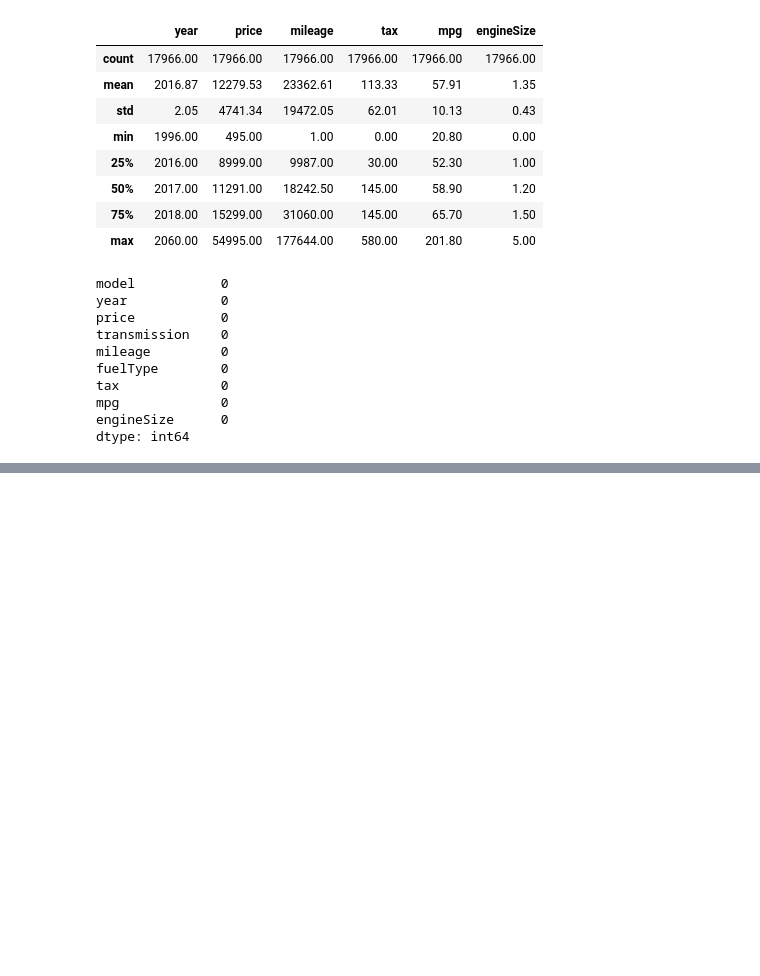
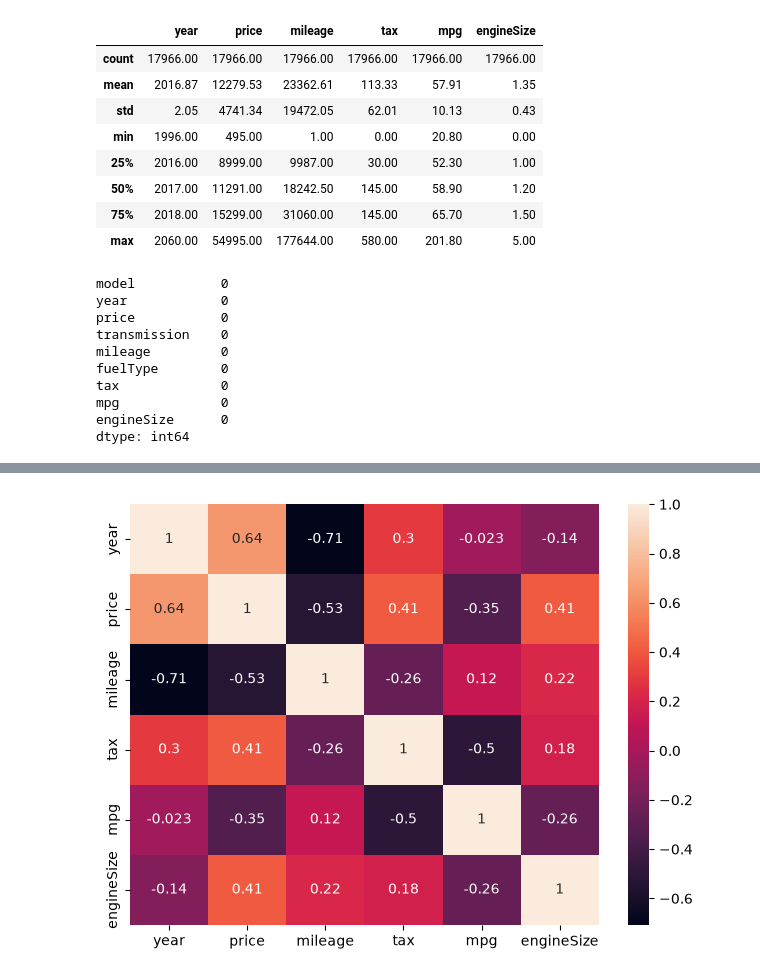
Before and after one commit to miraj-since2005/Ford-Car-Price-Prediction, a Jupyter notebook: CodeBook.ipynb, the cells around one changed output, grey strips where cells are left out. Drawn from its saved outputs; the diff is of its cells as text; code cells hidden in the pictures; blank space fills up the shorter version.

```diff
--- a/CodeBook.ipynb
+++ b/CodeBook.ipynb
@@ -68,0 +76,5 @@ dtype: int64
+# %%
+sns.heatmap(df.corr(numeric_only=True), annot=True)
+plt.tight_layout()
+# %% [output]
+[figure, added]
```
Also changed, not shown: parts of 2 cells of this notebook.
